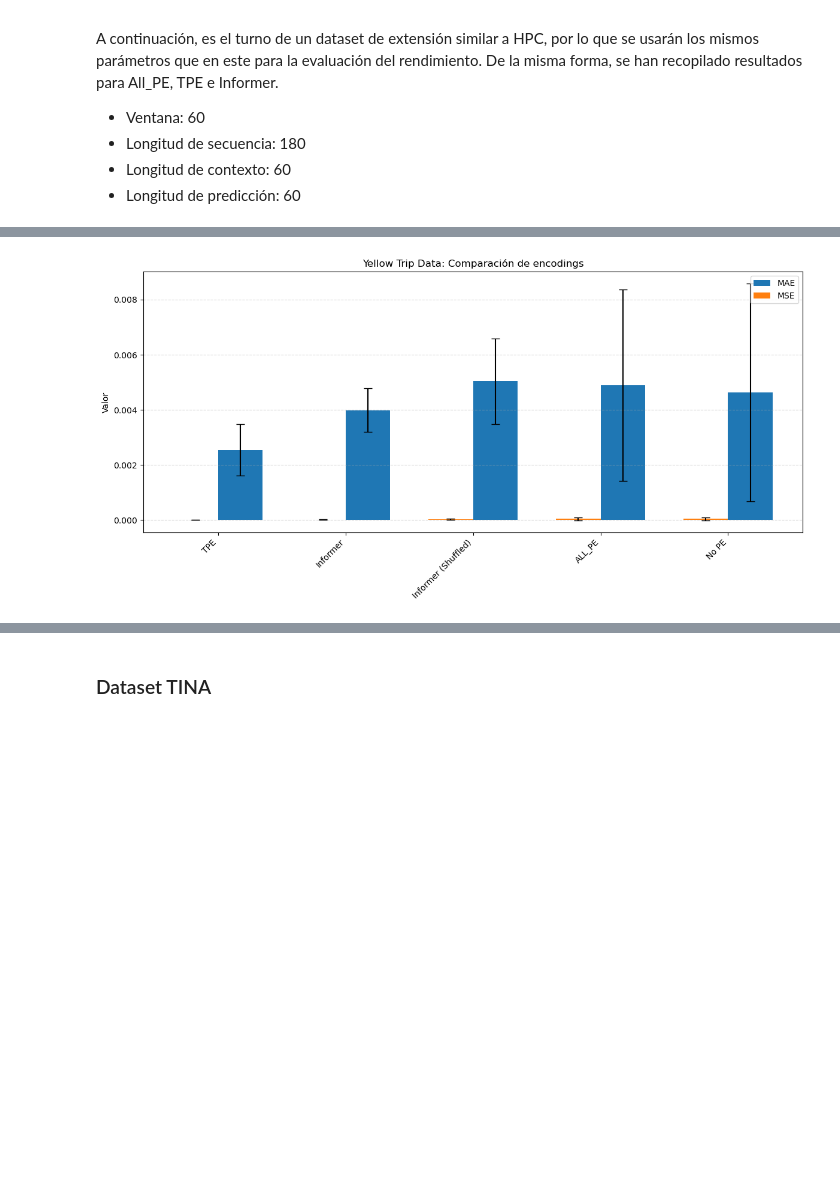
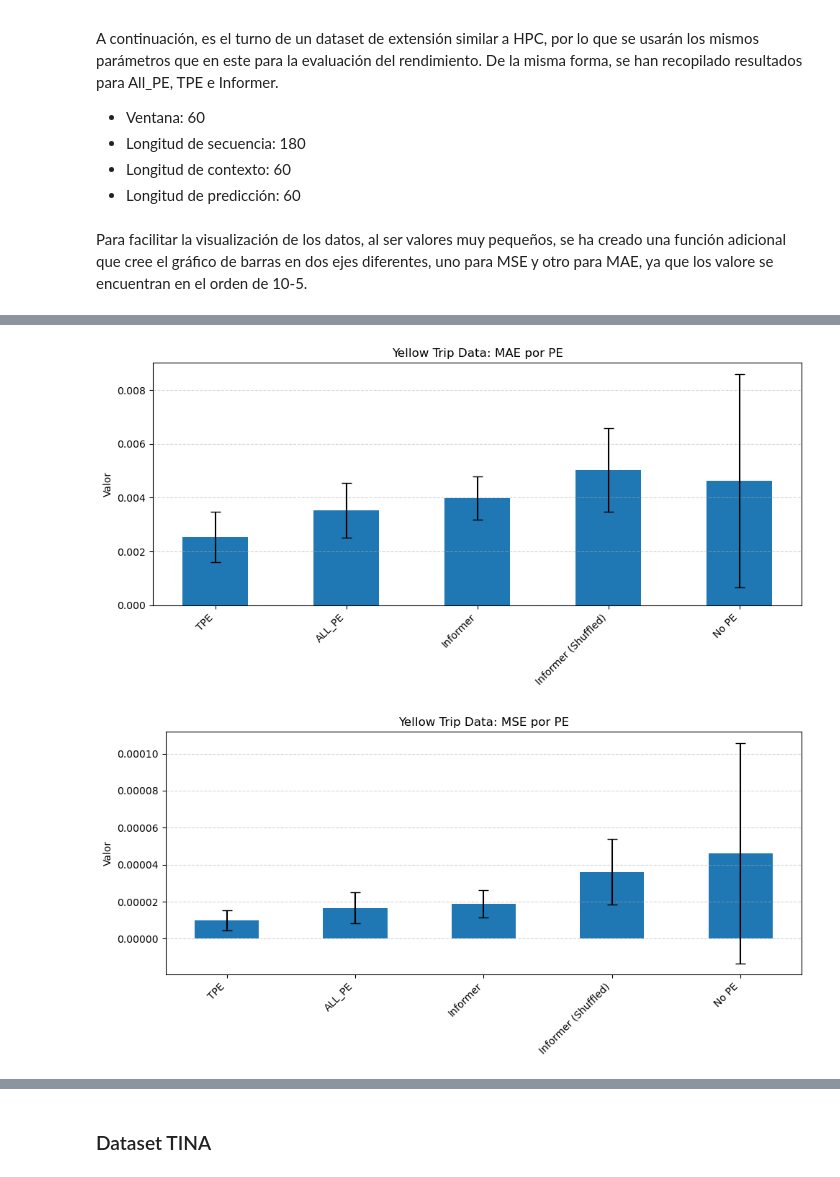
Before and after one commit to hexecoded/TFM, a Jupyter notebook: Experimentos/ResultadosNGPU.ipynb, the cells around one changed output, grey strips where cells are left out. Saved outputs shown, nothing was run; the diff lists cells and outputs as text; code cells hidden in the pictures; blank space fills up the shorter version.

Commit message:
Experimentación: incorporados resultados de Taxi

```diff
--- a/Experimentos/ResultadosNGPU.ipynb
+++ b/Experimentos/ResultadosNGPU.ipynb
@@ -320,3 +320,5 @@ A continuación, es el turno de un dataset de extensión similar a HPC, por lo q
 - Longitud de secuencia: 180
 - Longitud de contexto: 60
 - Longitud de predicción: 60
+# %% [markdown]
+Para facilitar la visualización de los datos, al ser valores muy pequeños, se ha creado una función adicional que cree el gráfico de barras en dos ejes diferentes, uno para MSE y otro para MAE, ya que los valore se encuentran en el orden de 10-5.
@@ -324,7 +373,7 @@ A continuación, es el turno de un dataset de extensión similar a HPC, por lo q
 # Ficheros con sus nombres de modelo
 model_files = {
     "ALL_PE": "metricas_InformerVanilla_taxi_all_pe_weighted_informer_Taxi_ftM_sl180_ll60_pl60_win60_dm512_nh8_el2_dl1_df2048_atfull_fc5_ebtimeF_dtTrue_mxTrue_test_taxi_all_pe_weighted.csv",
-    #"ALL_PE (Shuffled)": "metricas_InformerVanilla_taxi_all_pe_shuffled_informer_Taxi_ftM_sl180_ll60_pl60_win60_dm512_nh8_el2_dl1_df2048_atfull_fc5_ebtimeF_dtTrue_mxTrue_test_taxi_all_pe_shuffled.csv",
+    #"ALL_PE (Shuffled)": "",
     "Informer": "metricas_InformerVanilla_taxi_informer_informer_Taxi_ftM_sl180_ll60_pl60_win60_dm512_nh8_el2_dl1_df2048_atfull_fc5_ebtimeF_dtTrue_mxTrue_test_taxi_informer.csv",
     "Informer (Shuffled)": "metricas_InformerVanilla_taxi_informer_shuffled_informer_Taxi_ftM_sl180_ll60_pl60_win60_dm512_nh8_el2_dl1_df2048_atfull_fc5_ebtimeF_dtTrue_mxTrue_test_taxi_informer_shuffled.csv",
     "No PE": "metricas_InformerVanilla_taxi_nope_informer_Taxi_ftM_sl180_ll60_pl60_win60_dm512_nh8_el2_dl1_df2048_atfull_fc5_ebtimeF_dtTrue_mxTrue_test_taxi_nope.csv",
@@ -361,7 +410,8 @@ final_df = final_df.sort_values(by="MSE_Mean")
 
 # Mostramos tabla y gráfico
 display(final_df)
-plot_metricas_con_error(final_df, titulo=f"Yellow Trip Data: Comparación de encodings")
+plot_metricas_por_separado(final_df, titulos=['Yellow Trip Data: MAE por PE',
+                                        'Yellow Trip Data: MSE por PE'])
 # %% [output]
 |  | Modelo | MAE_Mean | MAPE_Mean | MSE_Mean | MSPE_Mean | RMSE_Mean | TestTime(s)_Mean | TrainTime(s)_Mean | ... |
 | 4 | TPE | 0.002547 | 0.048665 | 0.000010 | 0.012896 | 0.003009 | 415.148538 | 58933.194401 | ... |
@@ -371,2 +421,3 @@ plot_metricas_con_error(final_df, titulo=f"Yellow Trip Data: Comparación de enc
 | 3 | No PE | 0.004626 | 0.044944 | 0.000046 | 0.003702 | 0.005113 | 106.306432 | 22882.348379 | ... |
-[figure, old version]
+[figure, new version]
+[figure, added]
```
Also changed, not shown: parts of 4 cells of this notebook, 1 other file.
